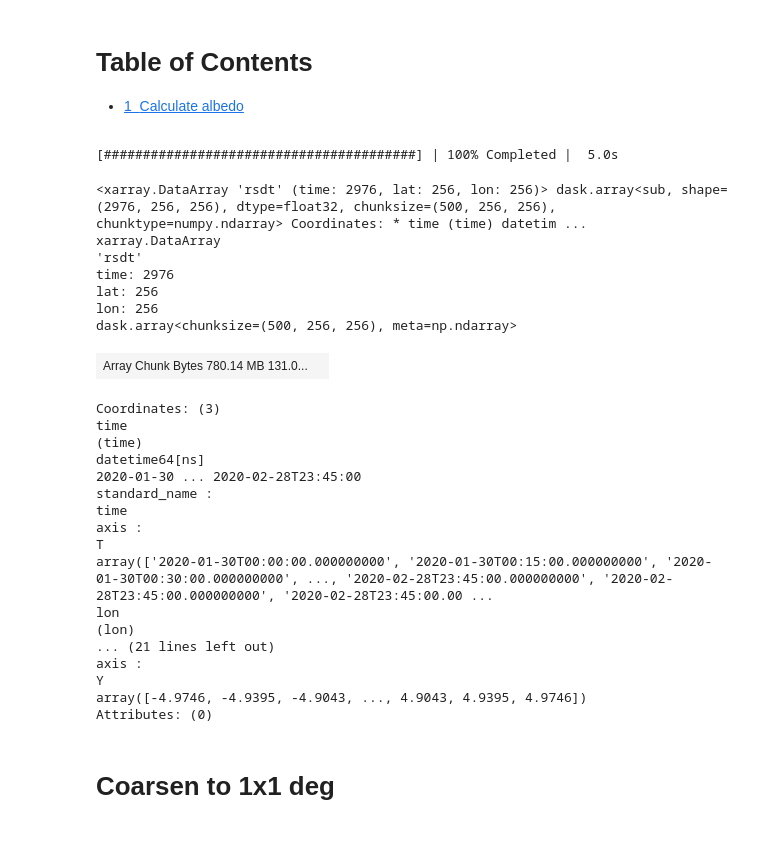
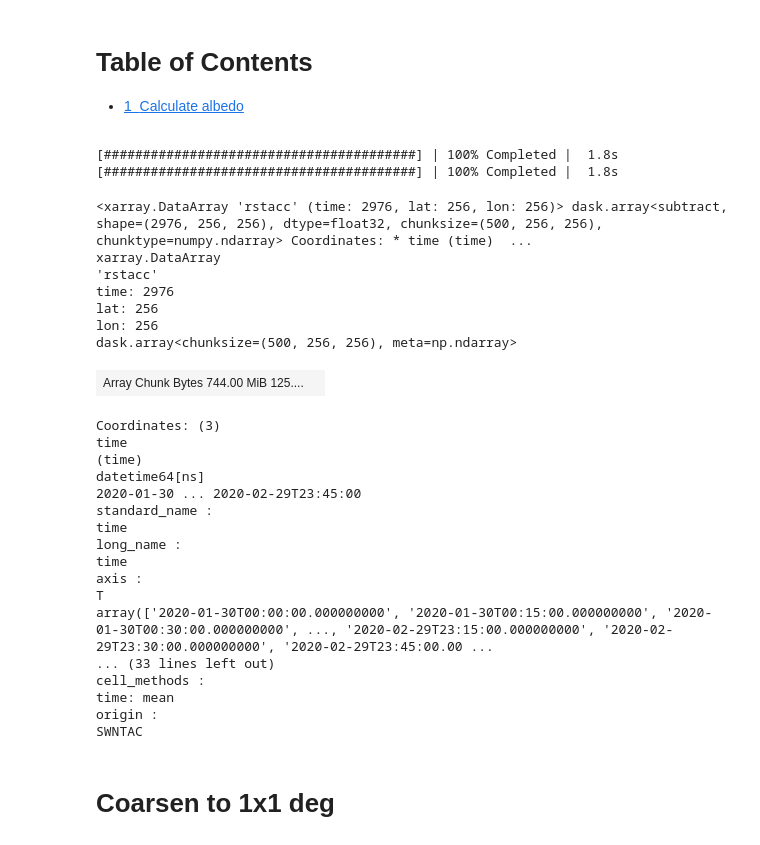
Before and after one commit to smturbev/dyamond2, a Jupyter notebook: python_scripts/joint_hist.ipynb, the cells around one changed output. Drawn from its saved outputs; the diff is of its cells as text; code cells hidden in the pictures.

```diff
--- a/python_scripts/joint_hist.ipynb
+++ b/python_scripts/joint_hist.ipynb
@@ -16,58 +16,59 @@ region="TWP"
 # %%
 chunk_dict = {"time":500, "lat":400, "lon":1440} # "grid_size":500000}
 ds = xr.open_dataset(ap.get_twp_file("DATA", "rad"), chunks=chunk_dict)
 da_olr = ds.adj_atmos_lw_up_all_toa_1h
 da_swu = ds.adj_atmos_sw_up_all_toa_1h
 da_swd = ds.adj_atmos_sw_down_all_toa_1h
 ni_olr = xr.open_dataset(ap.get_twp_file("NICAM", "rlut"), chunks=chunk_dict).rlut
 ni_swu = xr.open_dataset(ap.get_twp_file("NICAM", "rsut"), chunks=chunk_dict).rsut
 ni_swd = xr.open_dataset(ap.get_twp_file("NICAM", "rsdt"), chunks=chunk_dict).rsdt
 um_olr = xr.open_dataset(ap.get_twp_file("UM", "rlut"), chunks=chunk_dict).rlut
 um_swu = xr.open_dataset(ap.get_twp_file("UM", "rsut"), chunks=chunk_dict).rsut
 um_swd = xr.open_dataset(ap.get_twp_file("UM", "rsdt"), chunks=chunk_dict).rsdt
-ge_olr = xr.open_dataset(ap.get_twp_file("GEOS", "rlut"), chunks=chunk_dict).rlut
-ge_swu = xr.open_dataset(ap.get_twp_file("GEOS", "rsut"), chunks=chunk_dict).rsut
-ge_swd = xr.open_dataset(ap.get_twp_file("GEOS", "rsdt"), chunks=chunk_dict).rsdt
+# ge_olr = xr.open_dataset(ap.get_twp_file("GEOS", "rlut"), chunks=chunk_dict).rlut
+# ge_swu = xr.open_dataset(ap.get_twp_file("GEOS", "rsut"), chunks=chunk_dict).rsut
+# ge_swd = xr.open_dataset(ap.get_twp_file("GEOS", "rsdt"), chunks=chunk_dict).rsdt
 sa_olr = xr.open_dataset(ap.get_twp_file("SAM", "rlt"), chunks=chunk_dict).rlt
 sa_swn = xr.open_dataset(ap.get_twp_file("SAM", "rst"), chunks=chunk_dict).rstacc
 sa_swd = xr.open_dataset(ap.get_twp_file("NICAM", "rsdt"),
                          chunks=chunk_dict).rsdt.sel(time=sa_swn.time,
                                                      lat=sa_swn.lat,
                                                      lon=sa_swn.lon,
                                                      method="nearest")
-sa_swu = abs(sa_swd) - sa_swn.values
+sa_swu = sa_swd.where>10 - sa_swn
 # sc_olr = xr.open_dataset(ap.get_twp_file("SCREAM", "rlt"), chunks=chunk_dict).rlt
 # sc_swn = xr.open_dataset(ap.get_twp_file("SCREAM", "rst"), chunks=chunk_dict).rst
 # sc_swd = xr.open_dataset(ap.get_twp_file("SCREAM", "rsdt"), chunks=chunk_dict).rsdt
 
 sa_swu
 # %% [output]
-[########################################] | 100% Completed |  5.0s
+[########################################] | 100% Completed |  1.8s
+[########################################] | 100% Completed |  1.8s
-<xarray.DataArray 'rsdt' (time: 2976, lat: 256, lon: 256)> dask.array<sub, shape=(2976, 256, 256), dtype=float32, chunksize=(500, 256, 256), chunktype=numpy.ndarray> Coordinates: * time (time) datetim ...
+<xarray.DataArray 'rstacc' (time: 2976, lat: 256, lon: 256)> dask.array<subtract, shape=(2976, 256, 256), dtype=float32, chunksize=(500, 256, 256), chunktype=numpy.ndarray> Coordinates: * time (time)  ...
 xarray.DataArray
-'rsdt'
+'rstacc'
 time: 2976
 lat: 256
 lon: 256
 dask.array<chunksize=(500, 256, 256), meta=np.ndarray>
-| Array Chunk Bytes 780.14 MB 131.0... |  |
+| Array Chunk Bytes 744.00 MiB 125.... |  |
 Coordinates: (3)
 time
 (time)
 datetime64[ns]
-2020-01-30 ... 2020-02-28T23:45:00
+2020-01-30 ... 2020-02-29T23:45:00
 standard_name :
+time
+long_name :
 time
 axis :
 T
-array(['2020-01-30T00:00:00.000000000', '2020-01-30T00:15:00.000000000', '2020-01-30T00:30:00.000000000', ..., '2020-02-28T23:45:00.000000000', '2020-02-28T23:45:00.000000000', '2020-02-28T23:45:00.00 ...
-lon
-(lon)
-... (21 lines left out)
-axis :
-Y
-array([-4.9746, -4.9395, -4.9043, ..., 4.9043, 4.9395, 4.9746])
-Attributes: (0)
+array(['2020-01-30T00:00:00.000000000', '2020-01-30T00:15:00.000000000', '2020-01-30T00:30:00.000000000', ..., '2020-02-29T23:15:00.000000000', '2020-02-29T23:30:00.000000000', '2020-02-29T23:45:00.00 ...
+... (33 lines left out)
+cell_methods :
+time: mean
+origin :
+SWNTAC
 # %% [markdown]
 # Coarsen to 1x1 deg
 # %%
```
Also changed, not shown: parts of 7 cells of this notebook, 7 other files.
